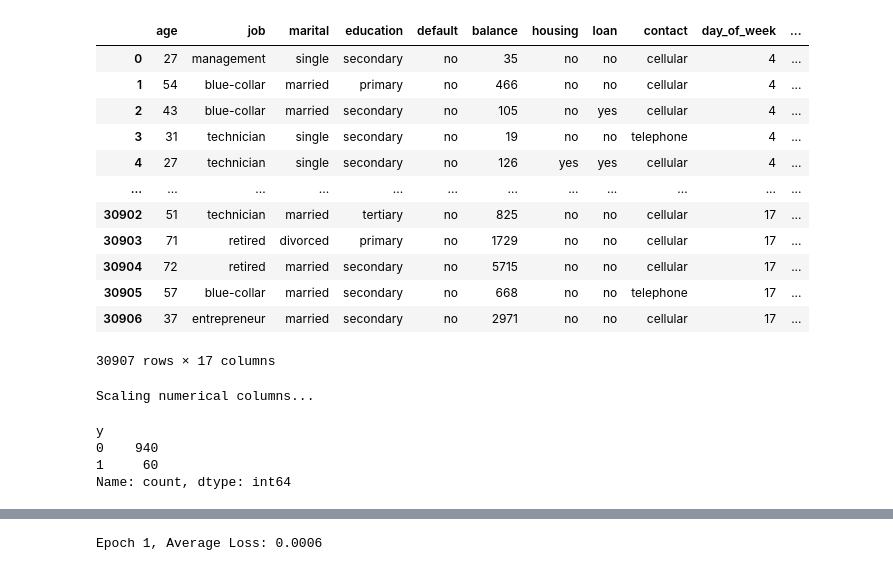
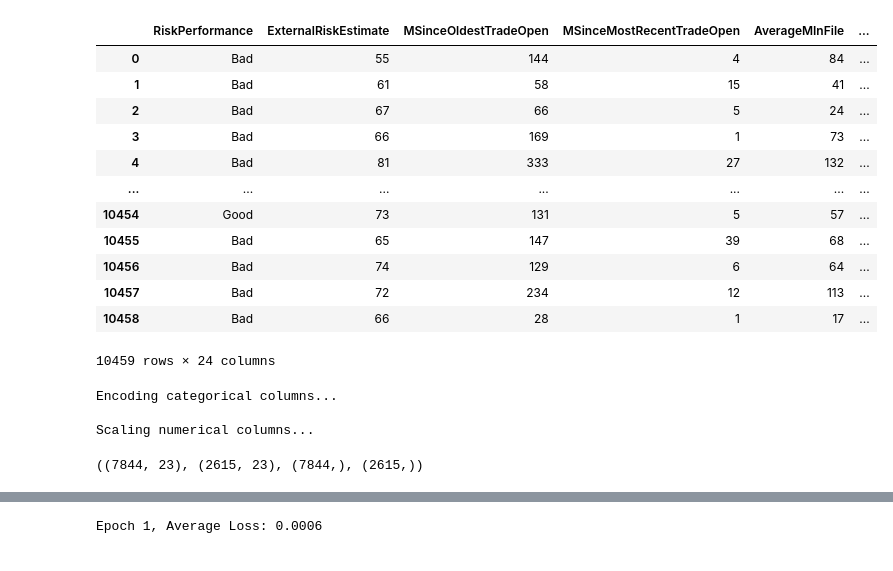
Before and after one commit to EdenYavin/Tabular-Cloud-ML, a Jupyter notebook: notebooks/distil.ipynb, the cells around one changed output, grey strips where cells are left out. Drawn from its saved outputs; the diff is of its cells as text; code cells hidden in the pictures.

```diff
--- a/notebooks/distil.ipynb
+++ b/notebooks/distil.ipynb
@@ -15,20 +15,20 @@ DATASET_DIR = pathlib.Path(PROJECT_PATH) / "data"
 # %%
 import pandas as pd
 
-dataset = pd.read_csv(DATASET_DIR / "bank_marketing"/ "dataset.csv")
+dataset = pd.read_csv(DATASET_DIR / "heloc"/ "dataset.csv")
 dataset
 # %% [output]
-|  | age | job | marital | education | default | balance | housing | loan | contact | day_of_week | ... |
-| 0 | 27 | management | single | secondary | no | 35 | no | no | cellular | 4 | ... |
-| 1 | 54 | blue-collar | married | primary | no | 466 | no | no | cellular | 4 | ... |
-| 2 | 43 | blue-collar | married | secondary | no | 105 | no | yes | cellular | 4 | ... |
-| 3 | 31 | technician | single | secondary | no | 19 | no | no | telephone | 4 | ... |
-| 4 | 27 | technician | single | secondary | no | 126 | yes | yes | cellular | 4 | ... |
-| ... | ... | ... | ... | ... | ... | ... | ... | ... | ... | ... | ... |
-| 30902 | 51 | technician | married | tertiary | no | 825 | no | no | cellular | 17 | ... |
-| 30903 | 71 | retired | divorced | primary | no | 1729 | no | no | cellular | 17 | ... |
-| 30904 | 72 | retired | married | secondary | no | 5715 | no | no | cellular | 17 | ... |
-| 30905 | 57 | blue-collar | married | secondary | no | 668 | no | no | telephone | 17 | ... |
-| 30906 | 37 | entrepreneur | married | secondary | no | 2971 | no | no | cellular | 17 | ... |
+|  | RiskPerformance | ExternalRiskEstimate | MSinceOldestTradeOpen | MSinceMostRecentTradeOpen | AverageMInFile | ... |
+| 0 | Bad | 55 | 144 | 4 | 84 | ... |
+| 1 | Bad | 61 | 58 | 15 | 41 | ... |
+| 2 | Bad | 67 | 66 | 5 | 24 | ... |
+| 3 | Bad | 66 | 169 | 1 | 73 | ... |
+| 4 | Bad | 81 | 333 | 27 | 132 | ... |
+| ... | ... | ... | ... | ... | ... | ... |
+| 10454 | Good | 73 | 131 | 5 | 57 | ... |
+| 10455 | Bad | 65 | 147 | 39 | 68 | ... |
+| 10456 | Bad | 74 | 129 | 6 | 64 | ... |
+| 10457 | Bad | 72 | 234 | 12 | 113 | ... |
+| 10458 | Bad | 66 | 28 | 1 | 17 | ... |
-30907 rows × 17 columns
+10459 rows × 24 columns
 # %%
@@ -88,18 +88,18 @@ def preprocess(X: pd.DataFrame):
     return X_processed
 
 
-X = preprocess(X)
+dataset = preprocess(dataset)
 # %% [output]
+Encoding categorical columns...
+
 Scaling numerical columns...
 # %%
-X_test, y_test = X.iloc[:1000], y.iloc[:1000]
-X_train, y_train = X.iloc[1000:], y.iloc[1000:]
-y_test.value_counts()
+from sklearn.model_selection import train_test_split
+X,y = dataset.iloc[:, 1:], dataset.iloc[:, 0]
+X_train, X_test, y_train, y_test = train_test_split(X,y, random_state=42, stratify=y)
+X_train.shape, X_test.shape, y_train.shape, y_test.shape
 # %% [output]
-y
-0    940
-1     60
-Name: count, dtype: int64
+((7844, 23), (2615, 23), (7844,), (2615,))
 # %%
 import pandas as pd
 import torch.nn as nn
```
Also changed, not shown: parts of 4 cells of this notebook, 13 other files.
